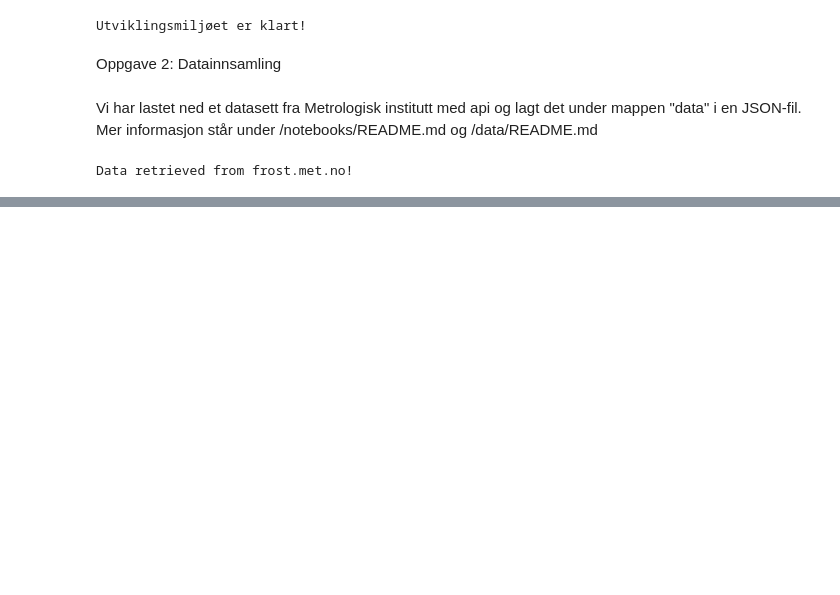
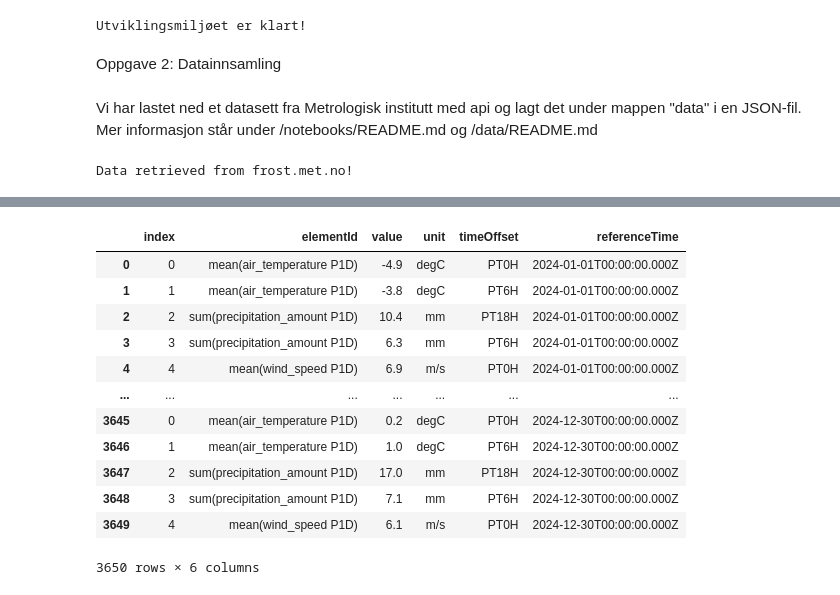
Before and after one commit to Sofihage/Milj-dataanalyse, a Jupyter notebook: notebooks/mappe_del_1.ipynb, the cells around one changed output, grey strips where cells are left out. Drawn from its saved outputs; the diff is of its cells as text; code cells hidden in the pictures; blank space fills up the shorter version.

```diff
--- a/notebooks/mappe_del_1.ipynb
+++ b/notebooks/mappe_del_1.ipynb
@@ -84,0 +99,18 @@ Shape (320, 13)
+# %%
+# lager en ny dataframe med utvalgte atributter
+sub_df = df[["index", "elementId", "value", "unit", "timeOffset", "referenceTime"]]
+sub_df
+# %% [output]
+|  | index | elementId | value | unit | timeOffset | referenceTime |
+| 0 | 0 | mean(air_temperature P1D) | -4.9 | degC | PT0H | 2024-01-01T00:00:00.000Z |
+| 1 | 1 | mean(air_temperature P1D) | -3.8 | degC | PT6H | 2024-01-01T00:00:00.000Z |
+| 2 | 2 | sum(precipitation_amount P1D) | 10.4 | mm | PT18H | 2024-01-01T00:00:00.000Z |
+| 3 | 3 | sum(precipitation_amount P1D) | 6.3 | mm | PT6H | 2024-01-01T00:00:00.000Z |
+| 4 | 4 | mean(wind_speed P1D) | 6.9 | m/s | PT0H | 2024-01-01T00:00:00.000Z |
+| ... | ... | ... | ... | ... | ... | ... |
+| 3645 | 0 | mean(air_temperature P1D) | 0.2 | degC | PT0H | 2024-12-30T00:00:00.000Z |
+| 3646 | 1 | mean(air_temperature P1D) | 1.0 | degC | PT6H | 2024-12-30T00:00:00.000Z |
+| 3647 | 2 | sum(precipitation_amount P1D) | 17.0 | mm | PT18H | 2024-12-30T00:00:00.000Z |
+| 3648 | 3 | sum(precipitation_amount P1D) | 7.1 | mm | PT6H | 2024-12-30T00:00:00.000Z |
+| 3649 | 4 | mean(wind_speed P1D) | 6.1 | m/s | PT0H | 2024-12-30T00:00:00.000Z |
+3650 rows × 6 columns
```
Also changed, not shown: parts of 9 cells of this notebook, 5 other files.
